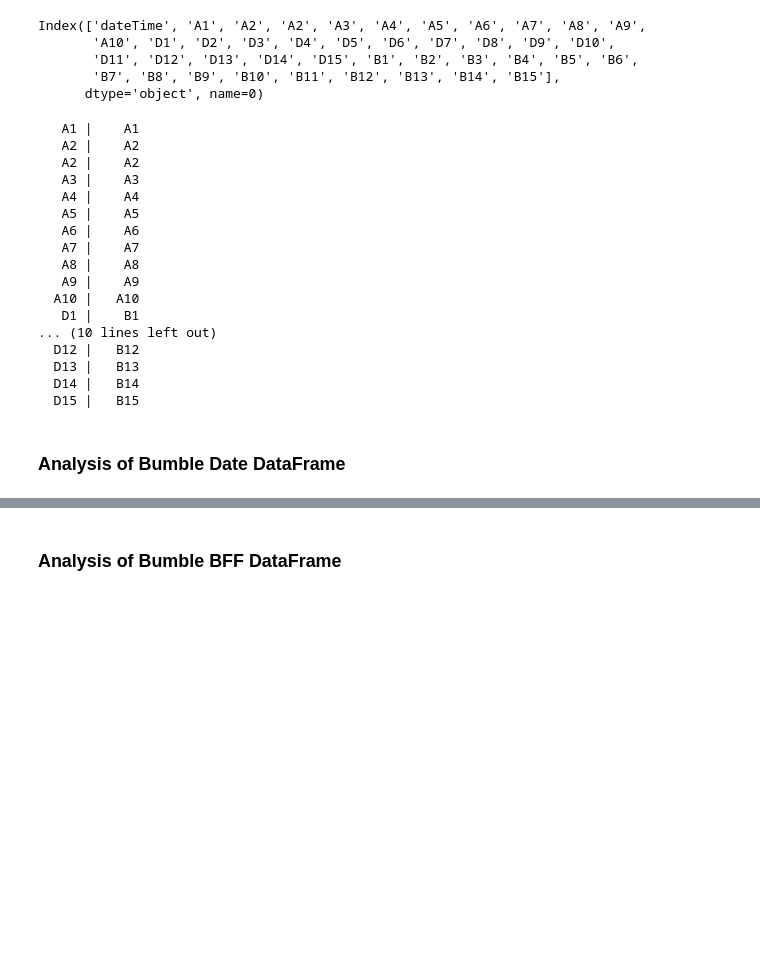
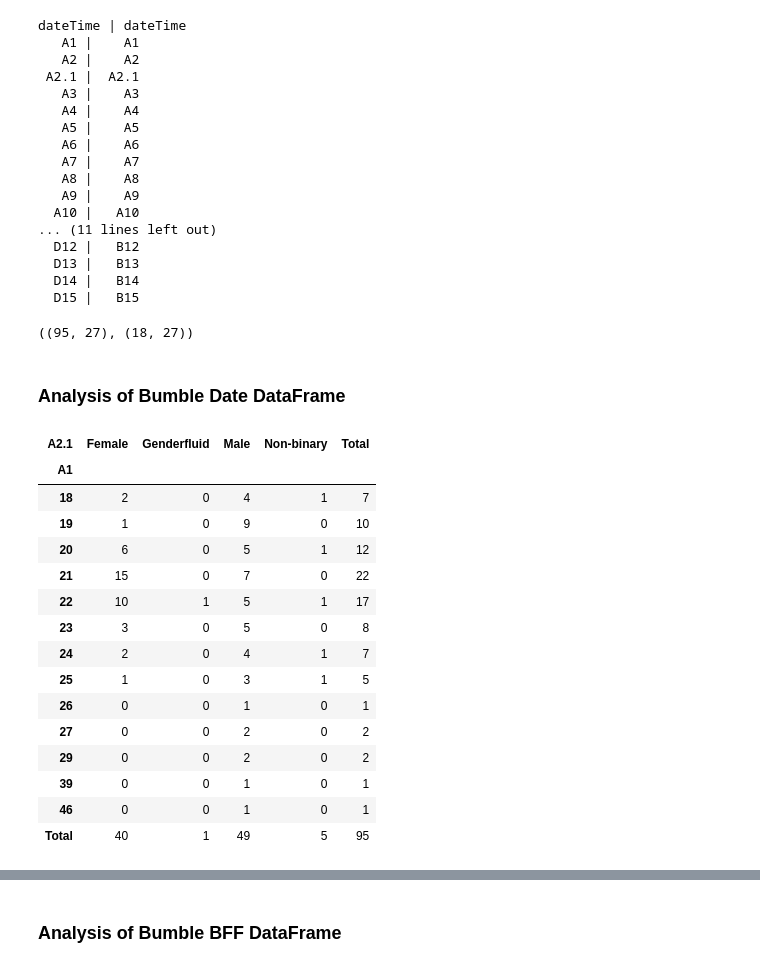
Before and after one commit to maximusbicalan/algomatch, a Jupyter notebook: script.ipynb, the cells around one changed output, grey strips where cells are left out. Saved outputs shown, nothing was run; the diff lists cells and outputs as text; code cells hidden in the pictures; blank space fills up the shorter version.

```diff
--- a/script.ipynb
+++ b/script.ipynb
@@ -17,8 +22,3 @@ df['dateTime'] = pd.to_datetime(df['dateTime'], errors='coerce')
 # %%
-df.columns
+# rename the index=3 column to 'A1.1'
+df.columns.values[3] = 'A2.1'
-# %% [output]
-Index(['dateTime', 'A1', 'A2', 'A2', 'A3', 'A4', 'A5', 'A6', 'A7', 'A8', 'A9',
-       'A10', 'D1', 'D2', 'D3', 'D4', 'D5', 'D6', 'D7', 'D8', 'D9', 'D10',
-       'D11', 'D12', 'D13', 'D14', 'D15', 'B1', 'B2', 'B3', 'B4', 'B5', 'B6',
-       'B7', 'B8', 'B9', 'B10', 'B11', 'B12', 'B13', 'B14', 'B15'],
-      dtype='object', name=0)
@@ -25,18 +27,19 @@ Index(['dateTime', 'A1', 'A2', 'A2', 'A3', 'A4', 'A5', 'A6', 'A7', 'A8', 'A9',
 # %%
 # create new data frame for columns A1 to A10 and D1 to D15, filter out the resulting rows with Nan from columns starting with D
-df_A_D = df.loc[:, df.columns.str.startswith(('A', 'D'))]
-df_A_D = df_A_D.dropna(subset=[col for col in df_A_D.columns if col.startswith('D')])
+dating = df.loc[:, df.columns.str.startswith(('A', 'D'))]
+dating = df[df['A10'] == 'Dating'].drop(columns=[col for col in df.columns if col.startswith('B')]).reset_index(drop=True)
 # create new data frame for columns A1 to A10 and B1 to B15,  filter out the resulting rows with Nan from columns starting with B
-df_A_B = df.loc[:, df.columns.str.startswith(('A', 'B'))]
-df_A_B = df_A_B.dropna(subset=[col for col in df_A_B.columns if col.startswith('B')])
 
-#print out side by side column names of df_A_D and df_A_B in zip
-for col_A_D, col_A_B in zip(df_A_D.columns, df_A_B.columns):
+
+
+#print out side by side column names of dating and bff in zip
+for col_A_D, col_A_B in zip(dating.columns, bff.columns):
     print(f"{col_A_D:>5} | {col_A_B:>5}")
 # %% [output]
+dateTime | dateTime
    A1 |    A1
    A2 |    A2
-   A2 |    A2
+ A2.1 |  A2.1
    A3 |    A3
    A4 |    A4
    A5 |    A5
@@ -45,11 +48,14 @@ for col_A_D, col_A_B in zip(df_A_D.columns, df_A_B.columns):
    A8 |    A8
    A9 |    A9
   A10 |   A10
-   D1 |    B1
-... (10 lines left out)
+... (11 lines left out)
   D12 |   B12
   D13 |   B13
   D14 |   B14
   D15 |   B15
+# %%
+dating.shape, bff.shape
+# %% [output]
+((95, 27), (18, 27))
 # %% [markdown]
 ### Analysis of Bumble Date DataFrame
@@ -55,0 +67,21 @@ for col_A_D, col_A_B in zip(df_A_D.columns, df_A_B.columns):
+# %%
+# cross tabulate sexual orientation and gender identity
+dating_so_gi = pd.crosstab(dating['A1'], dating['A2.1'], margins=True, margins_name='Total')
+dating_so_gi
+# %% [output]
+| A2.1 | Female | Genderfluid | Male | Non-binary | Total |
+| A1 |  |  |  |  |  |
+| 18 | 2 | 0 | 4 | 1 | 7 |
+| 19 | 1 | 0 | 9 | 0 | 10 |
+| 20 | 6 | 0 | 5 | 1 | 12 |
+| 21 | 15 | 0 | 7 | 0 | 22 |
+| 22 | 10 | 1 | 5 | 1 | 17 |
+| 23 | 3 | 0 | 5 | 0 | 8 |
+| 24 | 2 | 0 | 4 | 1 | 7 |
+| 25 | 1 | 0 | 3 | 1 | 5 |
+| 26 | 0 | 0 | 1 | 0 | 1 |
+| 27 | 0 | 0 | 2 | 0 | 2 |
+| 29 | 0 | 0 | 2 | 0 | 2 |
+| 39 | 0 | 0 | 1 | 0 | 1 |
+| 46 | 0 | 0 | 1 | 0 | 1 |
+| Total | 40 | 1 | 49 | 5 | 95 |
```
Also changed, not shown: parts of 36 cells of this notebook, 7 other files.
